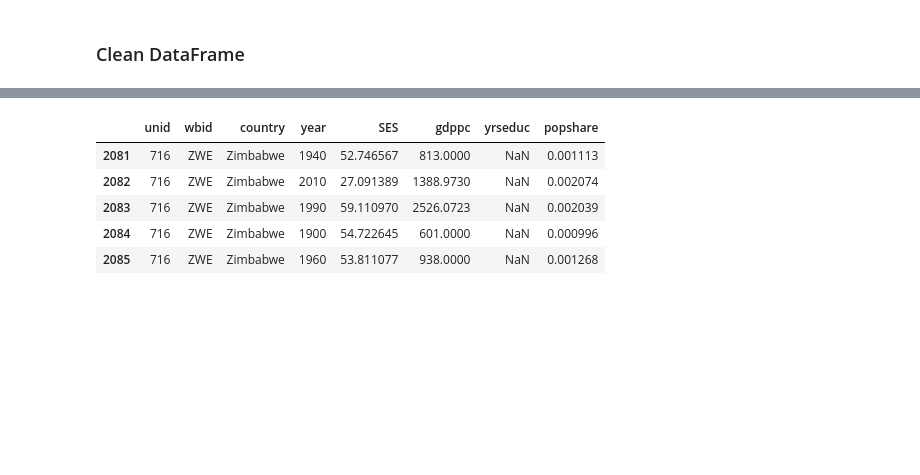
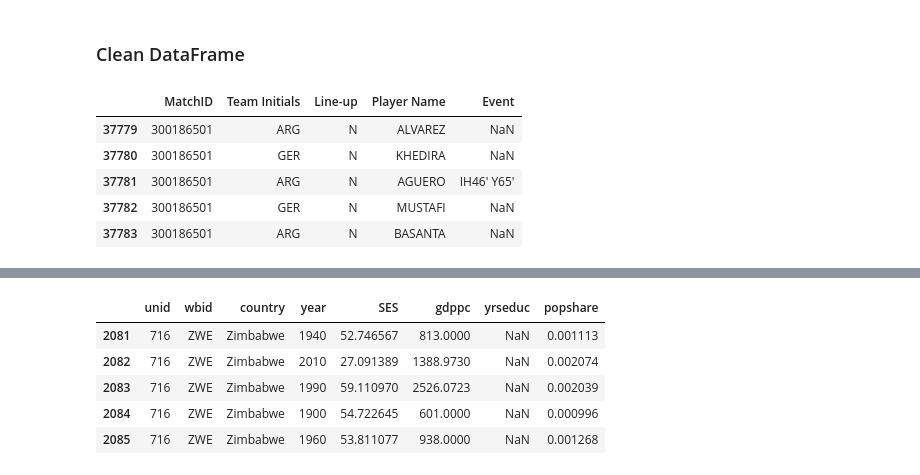
Before and after one commit to siwoolee44/ETLProject_Team15, a Jupyter notebook: etl_project.ipynb, the cells around one changed output, grey strips where cells are left out. Cells and saved outputs as stored; diff of their text form; code cells hidden in the pictures; blank space fills up the shorter version.

```diff
--- a/etl_project.ipynb
+++ b/etl_project.ipynb
@@ -24,8 +32,8 @@ WorldCupMatches_df.tail()
 ### Store World Cup Players CSV into a DataFrame
 # %%
 csv_file = "../Resources/WorldCupPlayers.csv"
-customer_data_df = pd.read_csv(csv_file)
-customer_data_df.tail()
+WorldCupPlayers_df = pd.read_csv(csv_file)
+WorldCupPlayers_df.tail()
 # %% [output]
 |  | RoundID | MatchID | Team Initials | Coach Name | Line-up | Shirt Number | Player Name | Position | Event |
 | 37779 | 255959 | 300186501 | ARG | SABELLA Alejandro (ARG) | N | 19 | ALVAREZ | NaN | NaN |
@@ -35,3 +43,13 @@ customer_data_df.tail()
 | 37783 | 255959 | 300186501 | ARG | SABELLA Alejandro (ARG) | N | 23 | BASANTA | NaN | NaN |
 # %% [markdown]
 ### Clean DataFrame
+# %%
+players_df = WorldCupPlayers_df[["MatchID", "Team Initials", "Line-up", "Player Name", "Event"]].copy()
+players_df.tail()
+# %% [output]
+|  | MatchID | Team Initials | Line-up | Player Name | Event |
+| 37779 | 300186501 | ARG | N | ALVAREZ | NaN |
+| 37780 | 300186501 | GER | N | KHEDIRA | NaN |
+| 37781 | 300186501 | ARG | N | AGUERO | IH46' Y65' |
+| 37782 | 300186501 | GER | N | MUSTAFI | NaN |
+| 37783 | 300186501 | ARG | N | BASANTA | NaN |
```
Also changed, not shown: parts of 6 cells of this notebook.
